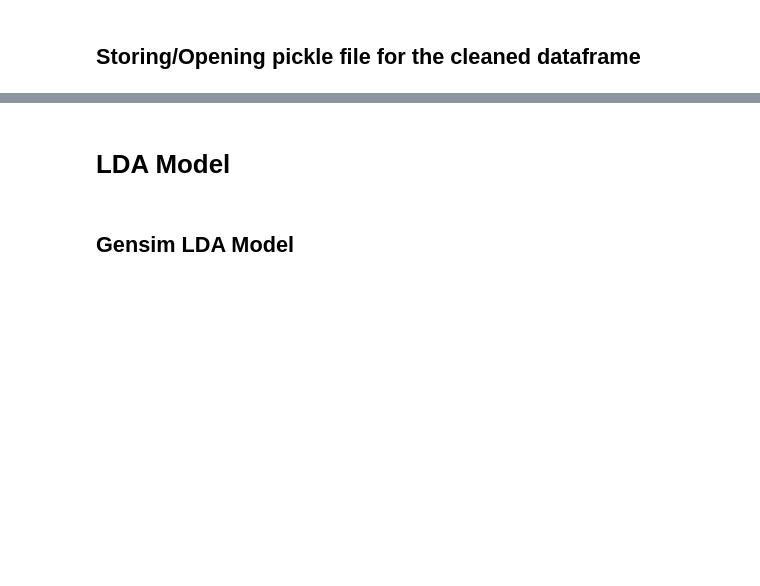
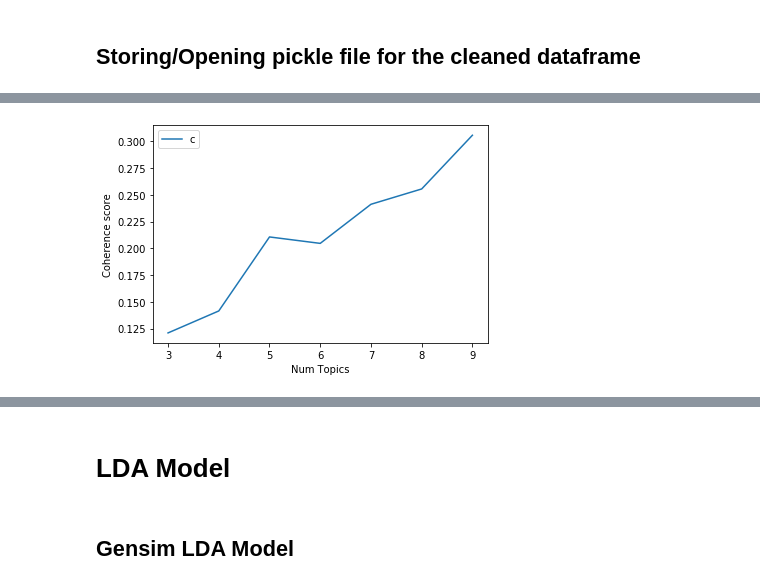
Before and after one commit to ngohngoh/phone-reviews-analysis, a Jupyter notebook: Cell phone Reviews - YL.ipynb, the cells around one changed output, grey strips where cells are left out. Saved outputs shown, nothing was run; the diff lists cells and outputs as text; code cells hidden in the pictures; blank space fills up the shorter version.

```diff
--- a/Cell phone Reviews - YL.ipynb
+++ b/Cell phone Reviews - YL.ipynb
@@ -198,0 +534,12 @@ len(cleaned_df)
+# %%
+# Mallet LDA Model - topics
+for model in gensim_noun_models:
+    print("Model #{} Coherence Score: {}".format(model[2], model[1]))
+    topics = model[0].show_topics(formatted=False)
+    for topic, word_list in topics:
+        topic_num = topic + 1
+        result_list = []
+        for word, word_prob in word_list:
+            result_list.append(word)
+        print("Topic {}: {}".format(topic_num, ', '.join(result_list)))
+    print('----------------------------------------------------------------------------')
@@ -198,0 +575,18 @@ len(cleaned_df)
+# %%
+import gensim
+import os
+
+os.environ.update({'MALLET_HOME':r'D:\\Softwares\\mallet-2.0.8'})
+mallet_path = r'D:\\Softwares\\mallet-2.0.8\\bin\\mallet'
+
+mallet_noun_models = []
+
+for num_topic in range(3, 10):
+    model_val = []
+    mallet_nouns_only = gensim.models.wrappers.LdaMallet(mallet_path, corpus=sentence_vecs, id2word=sentence_dict, num_topics=num_topic)
+    mallet_coh_model = CoherenceModel(model=mallet_nouns_only, texts=sentence_tags, dictionary=sentence_dict, coherence='c_v')
+    model_val.append(mallet_nouns_only)
+    model_val.append(mallet_coh_model.get_coherence())
+    model_val.append(num_topic)
+    mallet_noun_models.append(model_val)
+    print("Topic " + str(num_topic) + " Score: " + str(mallet_coh_model.get_coherence()))
@@ -198,0 +601,13 @@ len(cleaned_df)
+# %%
+import matplotlib.pyplot as plt
+
+mallet_coh_val = [coh for model, coh, topic in mallet_noun_models]
+
+x = range(3, 10)
+plt.plot(x, mallet_coh_val)
+plt.xlabel("Num Topics")
+plt.ylabel("Coherence score")
+plt.legend(("coherence_values"), loc='best')
+plt.show()
+# %% [output]
+[figure, added]
```
Also changed, not shown: parts of 61 cells of this notebook.
